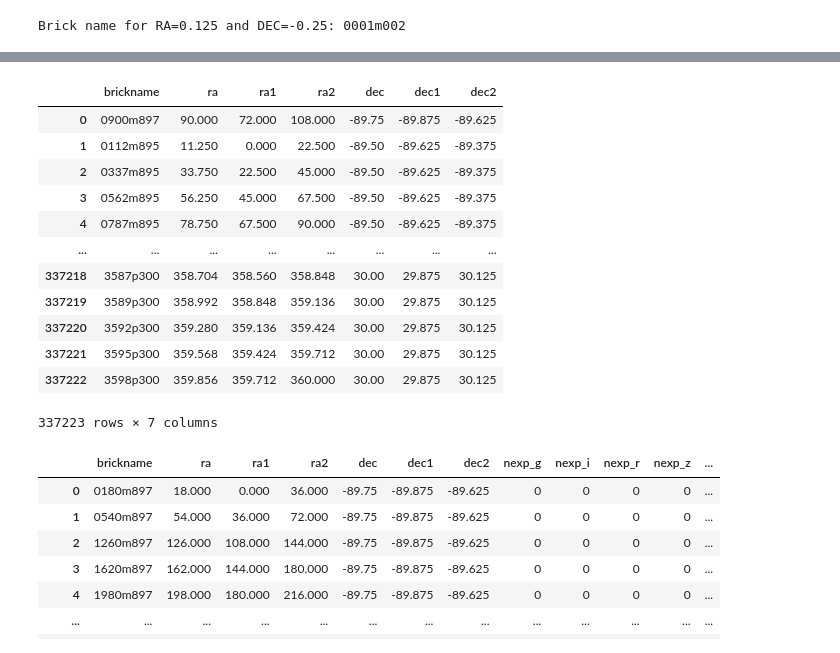
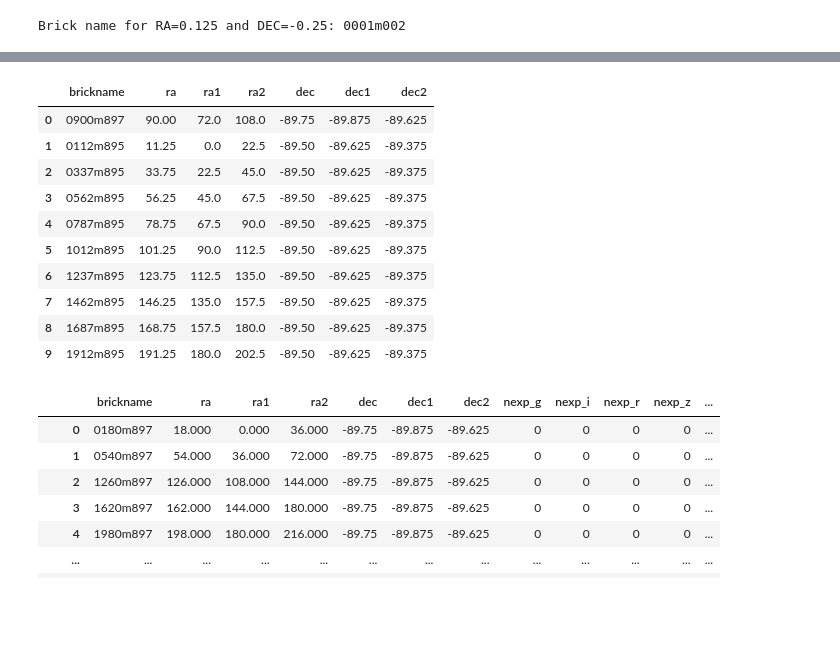
Before and after one commit to cyb0rb/WiFeS_Catalog, a Jupyter notebook: query_images.ipynb, the cells around one changed output, grey strips where cells are left out. Cells and saved outputs as stored; diff of their text form; code cells hidden in the pictures; blank space fills up the shorter version.

```diff
--- a/query_images.ipynb
+++ b/query_images.ipynb
@@ -194,30 +198,29 @@ brick_df = query_bricks(100, -25, 1.0)
 # %%
 # get all the brick names and ra/dec of every brick below a declination of 30
 # with at least 1 observation in the g filter
 # this takes about 15 seconds to get ~337k brick names
 
 query = f"""
         SELECT brickname, ra, ra1, ra2, dec, dec1, dec2
         FROM ls_dr10.bricks_s
         WHERE dec <= 30 AND nexp_g >= 1
+        LIMIT 10
         """
 
 brick_df = qc.query(sql=query, fmt="pandas")
 brick_df
 # %% [output]
 |  | brickname | ra | ra1 | ra2 | dec | dec1 | dec2 |
-| 0 | 0900m897 | 90.000 | 72.000 | 108.000 | -89.75 | -89.875 | -89.625 |
-| 1 | 0112m895 | 11.250 | 0.000 | 22.500 | -89.50 | -89.625 | -89.375 |
-| 2 | 0337m895 | 33.750 | 22.500 | 45.000 | -89.50 | -89.625 | -89.375 |
-| 3 | 0562m895 | 56.250 | 45.000 | 67.500 | -89.50 | -89.625 | -89.375 |
-| 4 | 0787m895 | 78.750 | 67.500 | 90.000 | -89.50 | -89.625 | -89.375 |
-| ... | ... | ... | ... | ... | ... | ... | ... |
-| 337218 | 3587p300 | 358.704 | 358.560 | 358.848 | 30.00 | 29.875 | 30.125 |
-| 337219 | 3589p300 | 358.992 | 358.848 | 359.136 | 30.00 | 29.875 | 30.125 |
-| 337220 | 3592p300 | 359.280 | 359.136 | 359.424 | 30.00 | 29.875 | 30.125 |
-| 337221 | 3595p300 | 359.568 | 359.424 | 359.712 | 30.00 | 29.875 | 30.125 |
-| 337222 | 3598p300 | 359.856 | 359.712 | 360.000 | 30.00 | 29.875 | 30.125 |
+| 0 | 0900m897 | 90.00 | 72.0 | 108.0 | -89.75 | -89.875 | -89.625 |
+| 1 | 0112m895 | 11.25 | 0.0 | 22.5 | -89.50 | -89.625 | -89.375 |
+| 2 | 0337m895 | 33.75 | 22.5 | 45.0 | -89.50 | -89.625 | -89.375 |
+| 3 | 0562m895 | 56.25 | 45.0 | 67.5 | -89.50 | -89.625 | -89.375 |
+| 4 | 0787m895 | 78.75 | 67.5 | 90.0 | -89.50 | -89.625 | -89.375 |
+| 5 | 1012m895 | 101.25 | 90.0 | 112.5 | -89.50 | -89.625 | -89.375 |
+| 6 | 1237m895 | 123.75 | 112.5 | 135.0 | -89.50 | -89.625 | -89.375 |
+| 7 | 1462m895 | 146.25 | 135.0 | 157.5 | -89.50 | -89.625 | -89.375 |
+| 8 | 1687m895 | 168.75 | 157.5 | 180.0 | -89.50 | -89.625 | -89.375 |
+| 9 | 1912m895 | 191.25 | 180.0 | 202.5 | -89.50 | -89.625 | -89.375 |
-337223 rows × 7 columns
 # %%
 # get all the brick names and ra/dec of every brick below a declination of 30
 # with NO observations in the g filter
```
Also changed, not shown: parts of 8 cells of this notebook, 1 other file.
